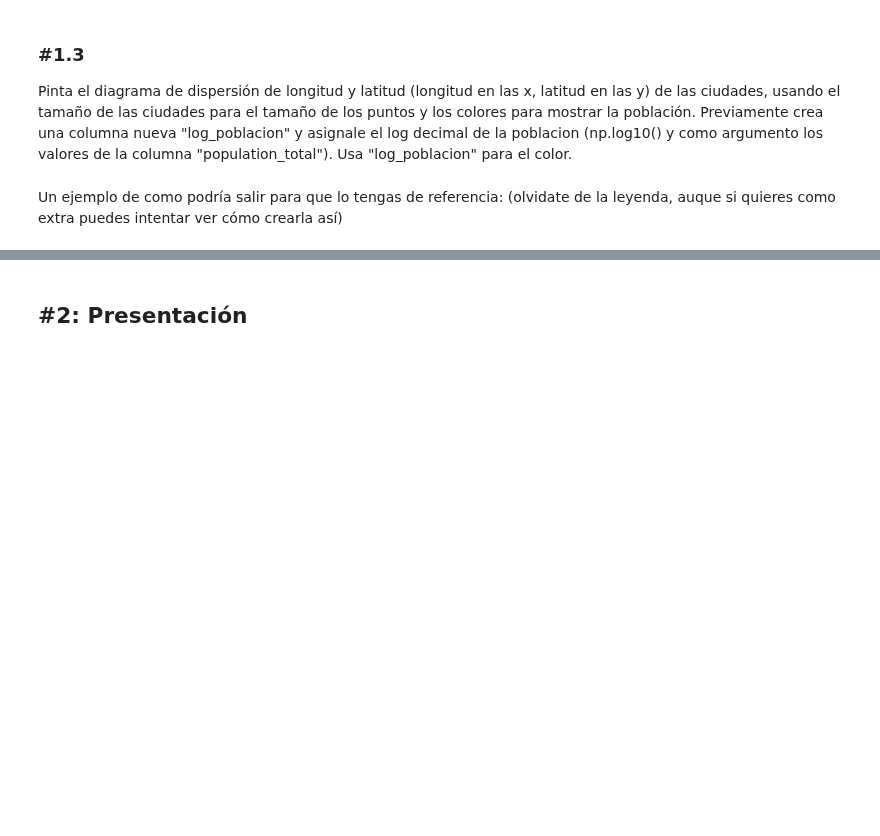
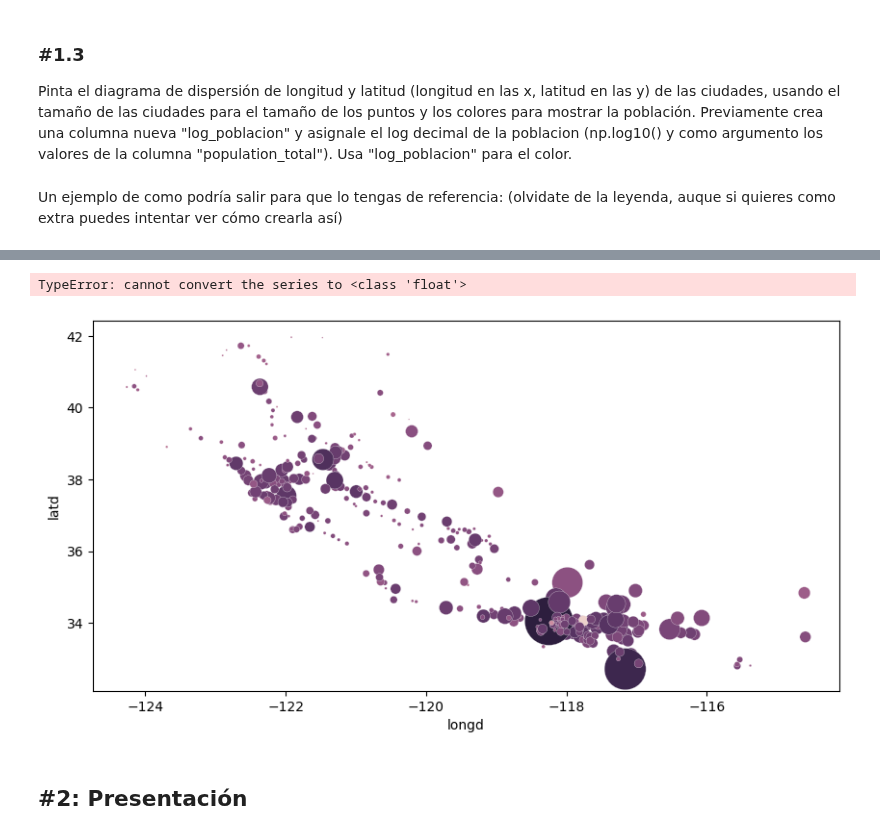
Before and after one commit to CarlosNoya/ONLINE_DS_THEBRIDGE_TRABAJOS, a Jupyter notebook: SPRINT_08/Unidad_02/Practica_Obligatoria/18_Practica_Obligatoria_Visualizacion_Presentacion.ipynb, the cells around one changed output, grey strips where cells are left out. Cells and saved outputs as stored; diff of their text form; code cells hidden in the pictures; blank space fills up the shorter version.

```diff
--- a/SPRINT_08/Unidad_02/Practica_Obligatoria/18_Practica_Obligatoria_Visualizacion_Presentacion.ipynb
+++ b/SPRINT_08/Unidad_02/Practica_Obligatoria/18_Practica_Obligatoria_Visualizacion_Presentacion.ipynb
@@ -111,3 +111,6 @@ Pinta el diagrama de dispersión de longitud y latitud (longitud en las x, latit
 Un ejemplo de como podría salir para que lo tengas de referencia: (olvidate de la leyenda, auque si quieres como extra puedes intentar ver cómo crearla así)
 # %% [markdown]
 ![image.png](attachment:image.png)
+# %%
+df_cities['log_population'] = np.log10(df_cities['population_total'])
+df_cities['log_population']
@@ -114,3 +130,8 @@ Un ejemplo de como podría salir para que lo tengas de referencia: (olvidate de
+# %%
+dispersion_6_var(df_cities, 'longd', 'latd', "log_population" , size="area_total_km2")
+# %% [output]
+TypeError: cannot convert the series to <class 'float'>
+[figure, added]
 # %% [markdown]
 ## #2: Presentación
 # %% [markdown]
```
Also changed, not shown: parts of 1 cell of this notebook.
